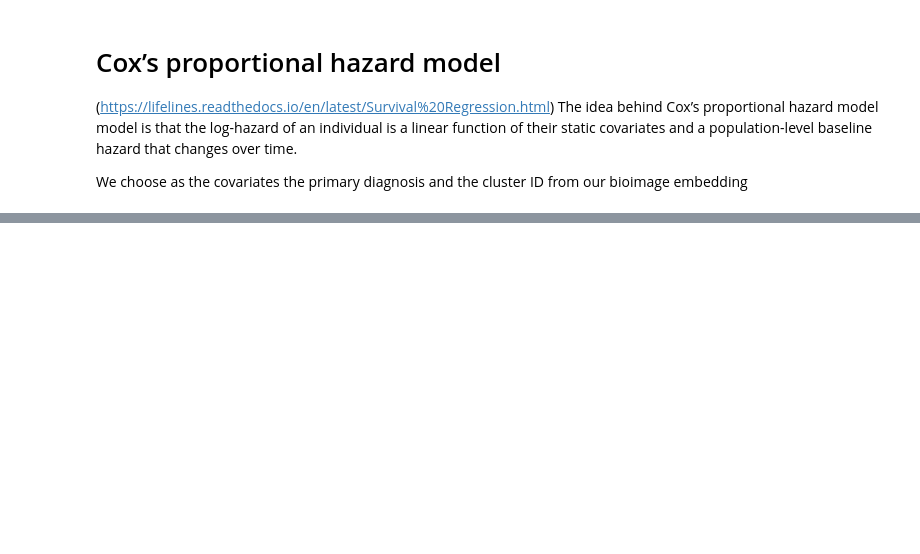
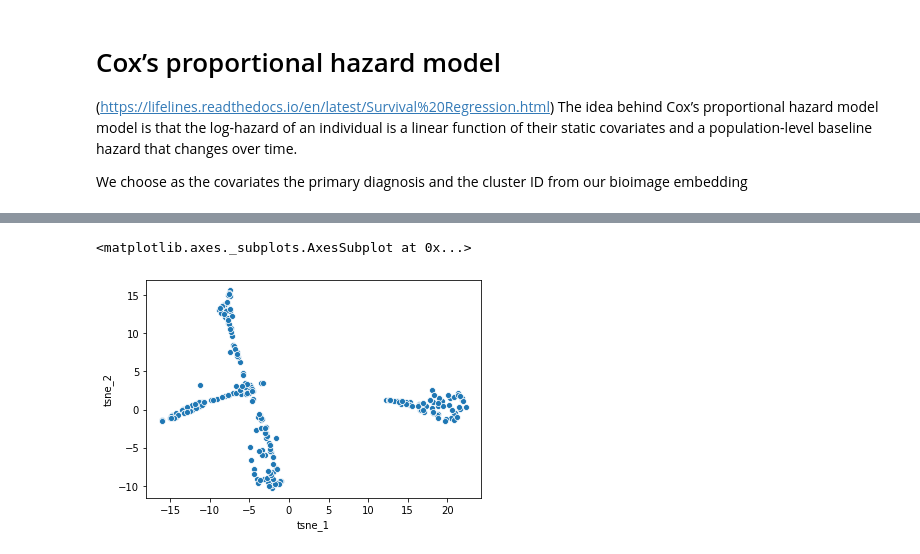
Before and after one commit to jeremyadamsfisher/bioimage-informatics-final-project, a Jupyter notebook: nbs/survival_analysis.ipynb, the cells around one changed output, grey strips where cells are left out. Drawn from its saved outputs; the diff is of its cells as text; code cells hidden in the pictures; blank space fills up the shorter version.

```diff
--- a/nbs/survival_analysis.ipynb
+++ b/nbs/survival_analysis.ipynb
@@ -18,5 +43,7 @@ from lifelines import CoxPHFitter
 # %%
-df = pd.read_csv("../data/dataset.csv").drop(columns=["Unnamed: 0"])
-n_diagnoses = df.primary_diagnosis.nunique()
-X = df[["l0", "l1", "l2", "l3"]]
+df = pd.read_csv("../data/dataset.csv")
+df = df[df.primary_diagnosis.isin(relevant_diagnoses)]
+df["diagnosis_id"] = df.primary_diagnosis.map(diagnosis2id)
+df = df.drop(columns=["Unnamed: 0", "img_fp"])
+df.primary_diagnosis.value_counts()
 # %% [output]
@@ -24,6 +56,15 @@ FileNotFoundError: [Errno 2] File b'../data/dataset.csv' does not exist: b'../da
 # %%
+# create clusters
+n_diagnoses = df.primary_diagnosis.nunique()
+X = df[["l0", "l1", "l2", "l3"]]
 cluster_id = KMeans(n_clusters=n_diagnoses, random_state=0).fit_predict(X)
 cluster_id = [str(i) for i in cluster_id]
-pca = PCA(n_components=2).fit_transform(X)
-pca_1, pca_2 = pca[:,0], pca[:,1]
-df = df.assign(cluster_id=cluster_id, pca_1=pca_1, pca_2=pca_2)
+tsne = TSNE(n_components=2).fit_transform(X)
+df = df.assign(
+    cluster_id=cluster_id,
+    tsne_1=tsne[:,0],
+    tsne_2=tsne[:,1],
+#     tsne_3=tsne[:,2],
+)
+df["Cluster ID"] = df.cluster_id.astype(np.uint8)
+df.head()
@@ -56,0 +78,5 @@ df.head()
+# %%
+sns.scatterplot(data=df, x="tsne_1", y="tsne_2")
+# %% [output]
+<matplotlib.axes._subplots.AxesSubplot at 0x...>
+[figure, added]
```
Also changed, not shown: parts of 21 cells of this notebook.
